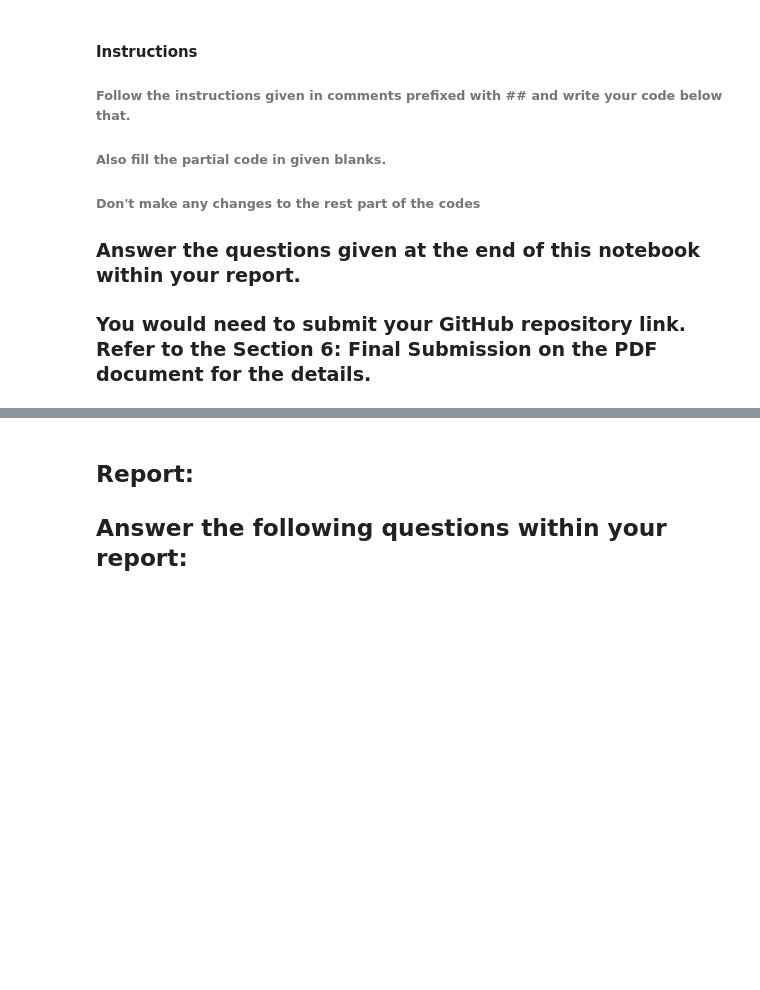
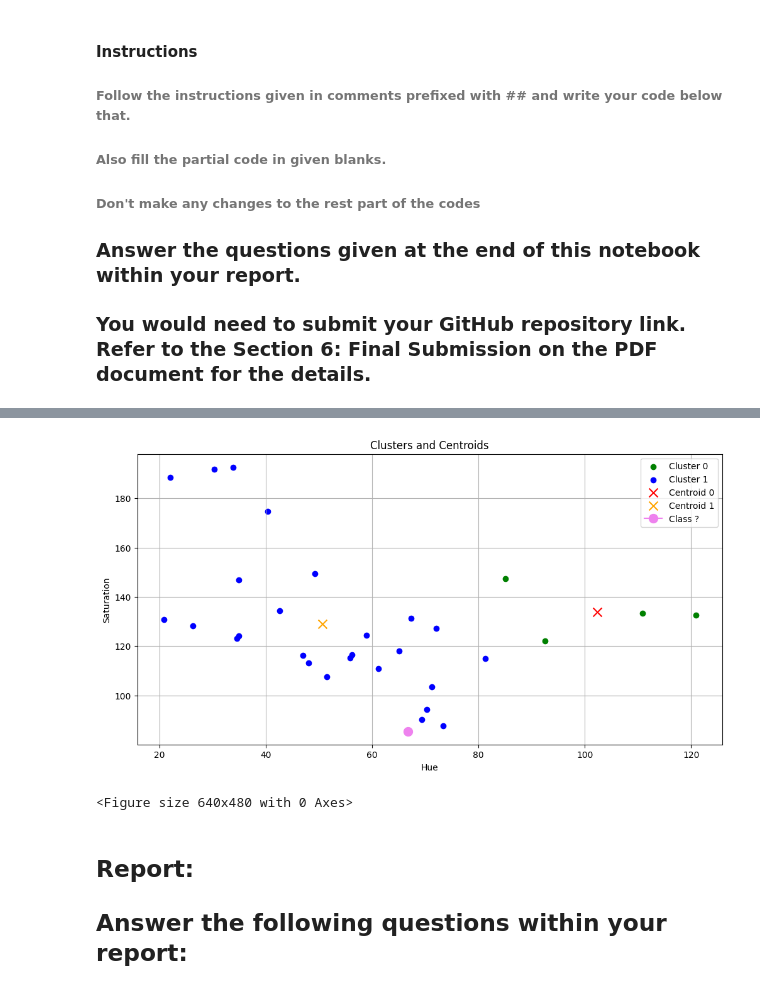
Before and after one commit to cyai/mlpr-lab, a Jupyter notebook: Lab 5-Spring 2025.ipynb, the cells around one changed output, grey strips where cells are left out. Saved outputs shown, nothing was run; the diff lists cells and outputs as text; code cells hidden in the pictures; blank space fills up the shorter version.

```diff
--- a/Lab 5-Spring 2025.ipynb
+++ b/Lab 5-Spring 2025.ipynb
@@ -196,33 +229,37 @@ cluster_1_points = []
 # Your code for scatter plot goes here
 fig, ax = plt.subplots(figsize=(12, 6))
 for i, (x, y, w, h) in enumerate(faces_rect):
     if kmeans.labels_[i] == 0:
         cluster_0_points.append((hue_saturation[i, 0], hue_saturation[i, 1]))
     else:
         cluster_1_points.append((hue_saturation[i, 0], hue_saturation[i, 1]))
 
 # Plot points for cluster 0 in green
 cluster_0_points = np.array(cluster_0_points)
 plt.scatter(cluster_0_points[:, 0], cluster_0_points[:, 1], c='green', label='Cluster 0')
 
 # Plot points for cluster 1 in blue
 cluster_1_points = np.array(cluster_1_points)
 plt.scatter(cluster_1_points[:, 0], cluster_1_points[:, 1], c='blue', label='Cluster 1')
 
 # Calculate and plot centroids for both the clusters
 centroid_0 = np.mean(cluster_0_points, axis=0)
 centroid_1 = np.mean(cluster_1_points, axis=0)
 plt.scatter(centroid_0[0], centroid_0[1], marker='x', c='red', s=100, label='Centroid 0') ## plot for centroid 0
 plt.scatter(centroid_1[0], centroid_1[1], marker='x', c='orange', s=100, label='Centroid 1')  ## plot for centroid 1
 plt.plot(template_hue, template_saturation, marker='o', c='violet', markersize=10, label='Class ?')
 
 plt.xlabel('Hue')  # Put x label
 plt.ylabel('Saturation')  # Put y label
 plt.title('Clusters and Centroids')  # Put title
 plt.legend()  # Add a legend
 plt.grid(True)  # Add grid
 plt.show()  # Show the plot
+wandb.log({"Clusters and Centroids": wandb.Image(plt)})
                                             ## End of the lab 5 ##
+# %% [output]
+[figure, added]
+<Figure size 640x480 with 0 Axes>
 # %% [markdown]
 ## Report:
 ## Answer the following questions within your report:
```
Also changed, not shown: parts of 7 cells of this notebook, 12 other files.
